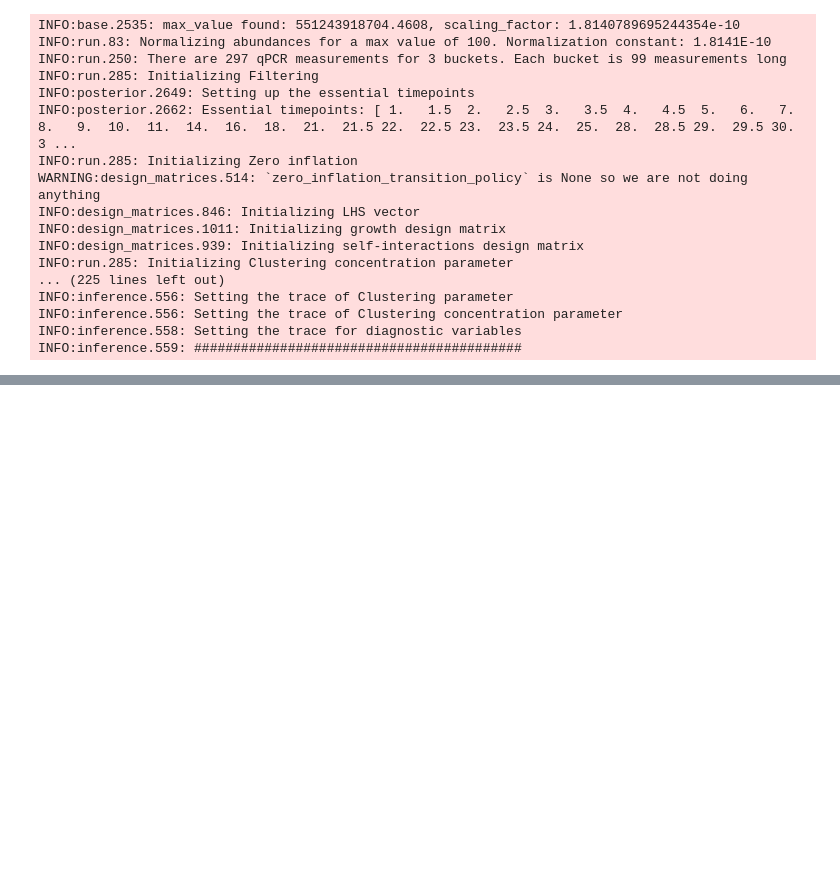
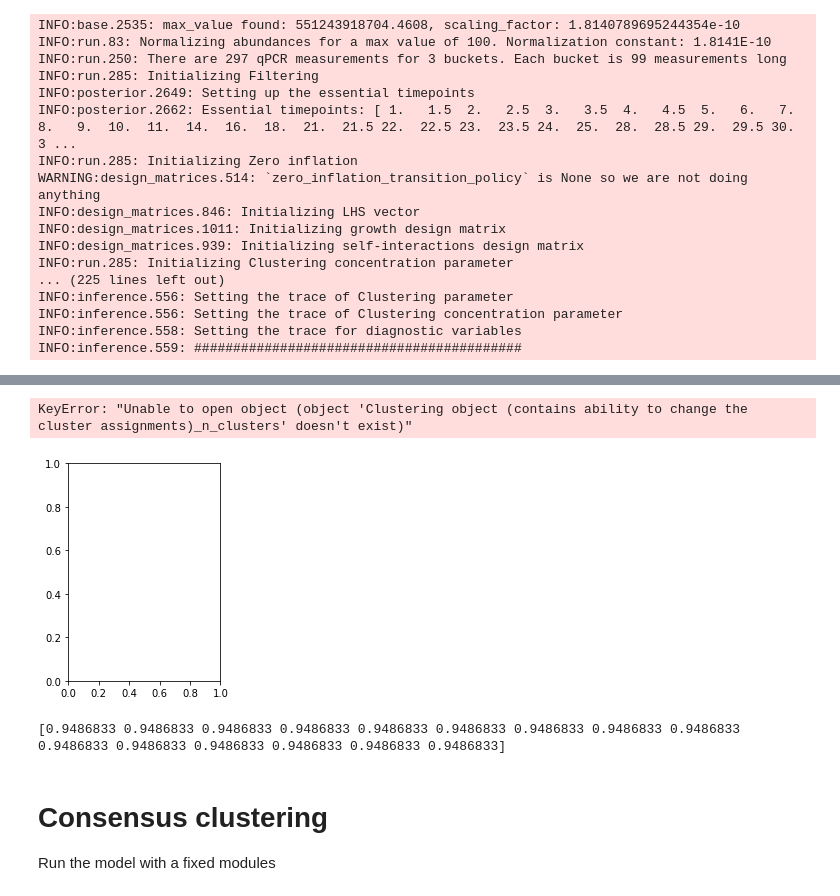
Before and after one commit to JashanSingh126/MDSINE2_Paper, a Jupyter notebook: bindertutorials/tutorial2_inference.ipynb, the cells around one changed output, grey strips where cells are left out. Saved outputs shown, nothing was run; the diff lists cells and outputs as text; code cells hidden in the pictures; blank space fills up the shorter version.

```diff
--- a/bindertutorials/tutorial2_inference.ipynb
+++ b/bindertutorials/tutorial2_inference.ipynb
@@ -319,0 +345,8 @@ NameError: name 'mcmc_healthy0' is not defined
+# %%
+params = md2.config.MDSINE2ModelConfig(
+    basepath=basepath, data_seed=100, init_seed=100,
+    burnin=50, n_samples=100, negbin_a0=a0,
+    negbin_a1=a1, checkpoint=50)
+params.INITIALIZATION_KWARGS[STRNAMES.CLUSTERING]['value_option'] = 'no-clusters'
+mcmc_healthy1 = md2.initialize_graph(params=params, graph_name=h_toy.name, subjset=h_toy)
+mcmc_healthy1 = md2.run_graph(mcmc_healthy1, crash_if_error=True)
@@ -319,0 +371,36 @@ NameError: name 'mcmc_healthy0' is not defined
+# %%
+clustering = mcmc_healthy1.graph[STRNAMES.CLUSTERING_OBJ]
+taxas = mcmc_healthy1.graph.data.taxas
+
+md2.visualization.render_trace(clustering.n_clusters)
+order = []
+for i, cluster in enumerate(clustering):
+    print('Cluster {}'.format(i))
+    for oidx in cluster:
+        print('\t', md2.taxaname_for_paper(taxas[oidx], taxas))
+
+coclusters = md2.summary(mcmc_healthy1.graph[STRNAMES.CLUSTERING_OBJ].coclusters)['mean']
+md2.visualization.render_cocluster_proportions(coclusters, taxas=h_toy.taxas,
+                                                yticklabels='%(paperformat)s',
+                                              title='Cocluster Probabilities')
+
+bayes_factors = md2.generate_interation_bayes_factors_posthoc(mcmc_healthy1)
+md2.visualization.render_bayes_factors(bf, taxas=taxas)
+
+plt.show()
+# %% [output]
+KeyError: "Unable to open object (object 'Clustering object (contains ability to change the cluster assignments)_n_clusters' doesn't exist)"
+[figure, added]
+# %%
+chains = [mcmc_healthy0, mcmc_healthy1]
+start = 10
+end = 20
+vname = STRNAMES.GROWTH_VALUE
+
+rhat = md2.pylab.inference.r_hat(chains, start=start, end=end, vname=vname)
+print(rhat)
+# %% [output]
+[0.9486833 0.9486833 0.9486833 0.9486833 0.9486833 0.9486833 0.9486833 0.9486833 0.9486833 0.9486833 0.9486833 0.9486833 0.9486833 0.9486833 0.9486833]
+# %% [markdown]
+# Consensus clustering
+Run the model with a fixed modules
```
Also changed, not shown: parts of 11 cells of this notebook.
